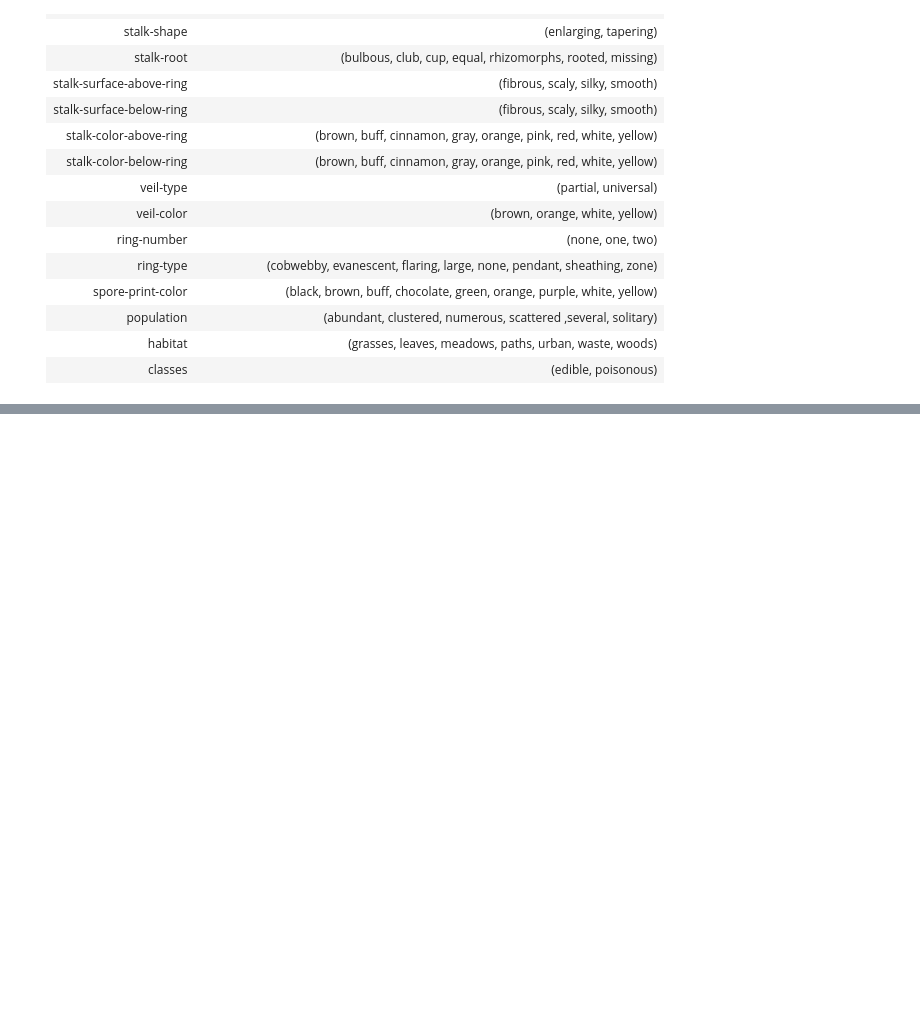
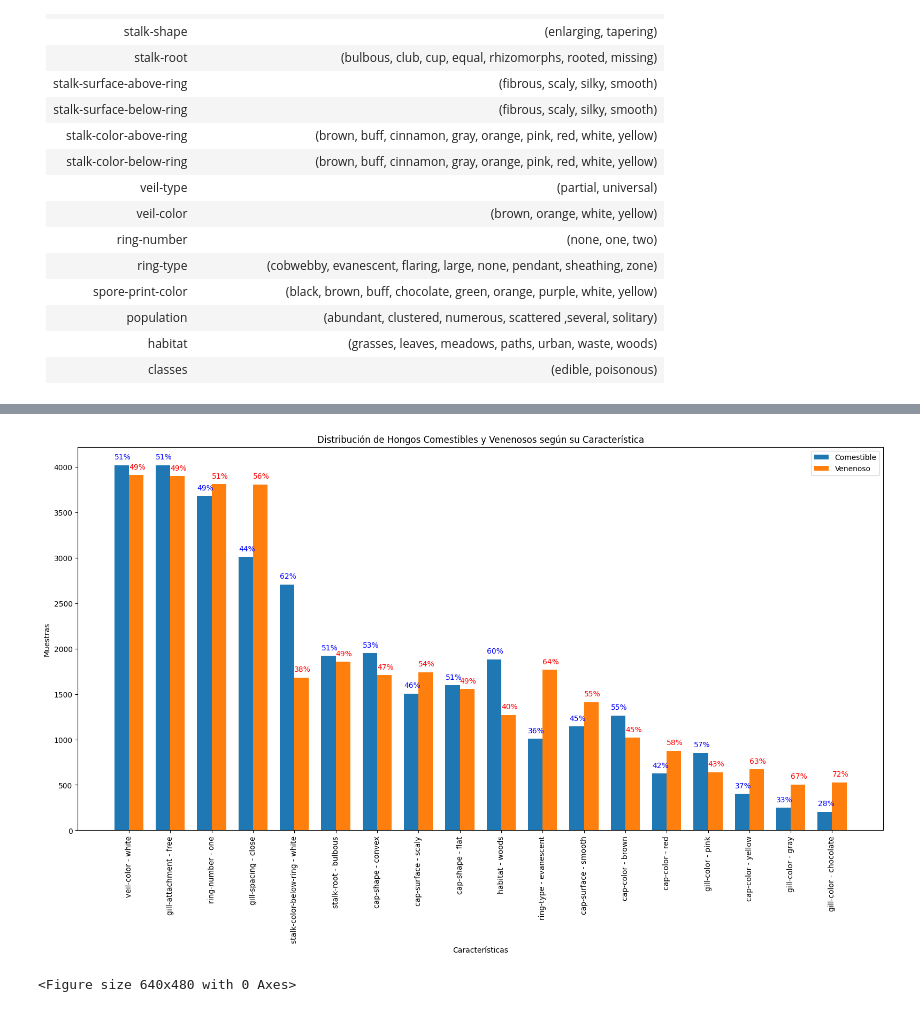
Before and after one commit to bringol/IA_TP_GRUPO_2, a Jupyter notebook: Dataset_no_me_comas.ipynb, the cells around one changed output, grey strips where cells are left out. Drawn from its saved outputs; the diff is of its cells as text; code cells hidden in the pictures; blank space fills up the shorter version.

```diff
--- a/Dataset_no_me_comas.ipynb
+++ b/Dataset_no_me_comas.ipynb
@@ -924,10 +41,0 @@ Desviación estándar de validación cruzada: 0.1194
-# %%
-# Análisis de la importancia de características usando Random Forest
-rf_clf.fit(X, y)
-importances = rf_clf.feature_importances_
-indices = np.argsort(importances)[::-1]
-
-# Imprimir las características más importantes
-print("Características más importantes:")
-for f in range(X.shape[1]):
-    print(f"{f + 1}. {X.columns[indices[f]]} ({importances[indices[f]]:.4f})")
@@ -1154,0 +271,50 @@ Matriz de confusión de KNN en el segundo conjunto de prueba adicional:
+# %%
+#@title Gráfico de Barras
+# Datos proporcionados
+data_ambiguas = {
+    'Feature': ['cap-shape', 'cap-shape', 'cap-surface', 'cap-surface', 'cap-color', 'cap-color', 'cap-color', 'gill-attachment', 'gill-color', 'gill-color', 'gill-color', 'gill-spacing', 'stalk-root', 'stalk-color-below-ring', 'veil-color', 'ring-number', 'ring-type', 'habitat'],
+    'Value': ['convex', 'flat', 'scaly', 'smooth', 'brown', 'red', 'yellow', 'free', 'chocolate', 'gray', 'pink', 'close', 'bulbous', 'white', 'white', 'one', 'evanescent', 'woods'],
+    'Edible': [1948, 1596, 1504, 1144, 1264, 624, 400, 4016, 204, 248, 852, 3008, 1920, 2704, 4016, 3680, 1008, 1880],
+    'Poisonous': [1708, 1556, 1740, 1412, 1020, 876, 672, 3898, 528, 504, 640, 3804, 1856, 1680, 3908, 3808, 1768, 1268]
+}
+
+df_ambiguas = pd.DataFrame(data_ambiguas)
+
+# Ordenar los datos
+df_ambiguas['Total'] = df_ambiguas['Edible'] + df_ambiguas['Poisonous']
+df_ambiguas = df_ambiguas.sort_values(by='Total', ascending=False)
+
+# Graficar los datos
+fig, ax = plt.subplots(figsize=(16, 10))
+bar_width = 0.35
+index = np.arange(len(df_ambiguas))
+
+bar1 = ax.bar(index, df_ambiguas['Edible'], bar_width, label='Comestible')
+bar2 = ax.bar(index + bar_width, df_ambiguas['Poisonous'], bar_width, label='Venenoso')
+
+ax.set_xlabel('Características')
+ax.set_ylabel('Muestras')
+ax.set_title('Distribución de Hongos Comestibles y Venenosos según su Característica')
+ax.set_xticks(index + bar_width / 2)
+ax.set_xticklabels(df_ambiguas['Feature'] + " - " + df_ambiguas['Value'], rotation=90)
+ax.legend()
+
+# Agregar porcentajes sobre las barras
+for i in range(len(df_ambiguas)):
+    total = df_ambiguas['Total'].iloc[i]
+    edible = df_ambiguas['Edible'].iloc[i]
+    poisonous = df_ambiguas['Poisonous'].iloc[i]
+    edible_pct = (edible / total) * 100
+    poisonous_pct = (poisonous / total) * 100
+
+    ax.text(index[i] - bar_width / 2 + 0.2, edible + 50, f'{edible_pct:.0f}%', ha='center', va='bottom', fontsize=10, color='blue')
+    ax.text(index[i] + bar_width / 2 + 0.2, poisonous + 50, f'{poisonous_pct:.0f}%', ha='center', va='bottom', fontsize=10, color='red')
+
+plt.tight_layout()
+plt.show()
+
+plt.tight_layout()
+plt.show()
+# %% [output]
+[figure, added]
+<Figure size 640x480 with 0 Axes>
```
Also changed, not shown: parts of 108 cells of this notebook.
